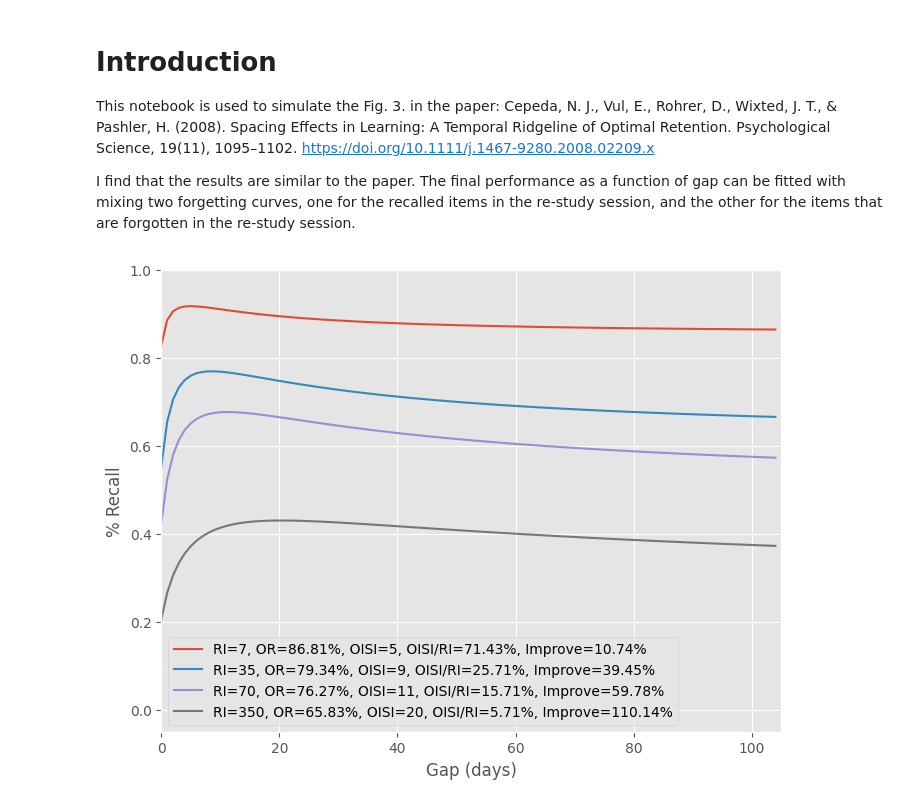
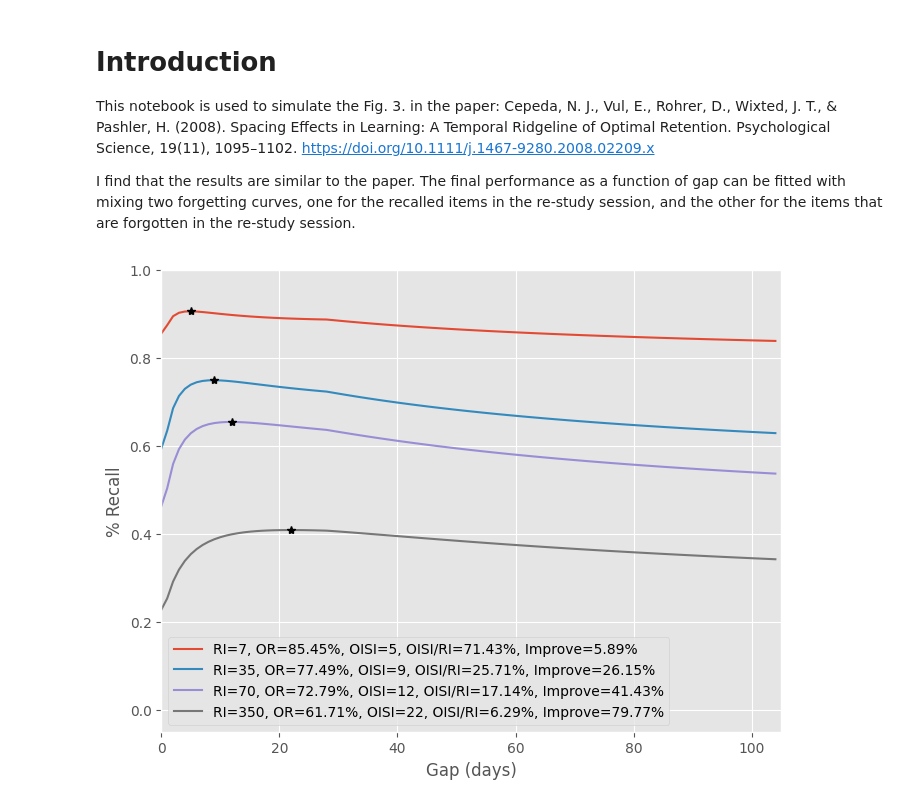
Before and after one commit to open-spaced-repetition/temporal-ridgeline-of-optimal-retention, a Jupyter notebook: notebook.ipynb, the cells around one changed output. Cells and saved outputs as stored; diff of their text form; code cells hidden in the pictures.

Commit message:
update dependency & add marker at maximum point

```diff
--- a/notebook.ipynb
+++ b/notebook.ipynb
@@ -5,14 +5,14 @@ This notebook is used to simulate the Fig. 3. in the paper: Cepeda, N. J., Vul,
 
 I find that the results are similar to the paper. The final performance as a function of gap can be fitted with mixing two forgetting curves, one for the recalled items in the re-study session, and the other for the items that are forgotten in the re-study session.
 # %%
-from fsrs_optimizer import Collection, DEFAULT_WEIGHT, power_forgetting_curve
+from fsrs_optimizer import Collection, DEFAULT_PARAMETER, power_forgetting_curve
 import matplotlib.pyplot as plt
 import numpy as np
 
 plt.style.use('ggplot')
 plt.figure(figsize=(8, 6))
 
-col = Collection(DEFAULT_WEIGHT)
+col = Collection(DEFAULT_PARAMETER)
 
 
 def performance(gap, retention_interval):
@@ -27,34 +27,36 @@ def performance(gap, retention_interval):
         retention_interval, forget_stability)
     final_retention = recall_final_retention * restudy_retention + \
         forget_final_retention * (1 - restudy_retention)
     return restudy_retention, final_retention
 
 
 gaps = range(0, 105)
 RIs = [7, 35, 70, 350]
 for retention_interval in RIs:
     Rs_in_RI = []
     Rs_in_gap = []
     for gap in gaps:
         restudy_retention, final_retention = performance(
             gap, retention_interval)
         Rs_in_gap.append(restudy_retention)
         Rs_in_RI.append(final_retention)
     optimal_gap = np.argmax(Rs_in_RI)
     optimal_retention = Rs_in_gap[optimal_gap]
     ratio = optimal_gap / retention_interval
     improvement = Rs_in_RI[optimal_gap] / Rs_in_RI[0] - 1
     plt.plot(gaps, Rs_in_RI, '-',
              label=f'RI={retention_interval}, OR={optimal_retention * 100:.2f}%, OISI={optimal_gap}, OISI/RI={ratio * 100:.2f}%, Improve={improvement * 100:.2f}%')
+    # Add marker at maximum point
+    plt.plot(optimal_gap, Rs_in_RI[optimal_gap], '*', color='black')
 plt.ylim(-0.05, 1)
 plt.xlim(0, 105)
 plt.ylabel("% Recall")
 plt.xlabel("Gap (days)")
 plt.legend()
 plt.savefig("final_performance_simulated.png")
 plt.show()
 # %% [output]
-[figure, old version]
+[figure, new version]
 # %% [markdown]
 The original figure 3 in the paper:
 
```
Also changed, not shown: 1 other file.
